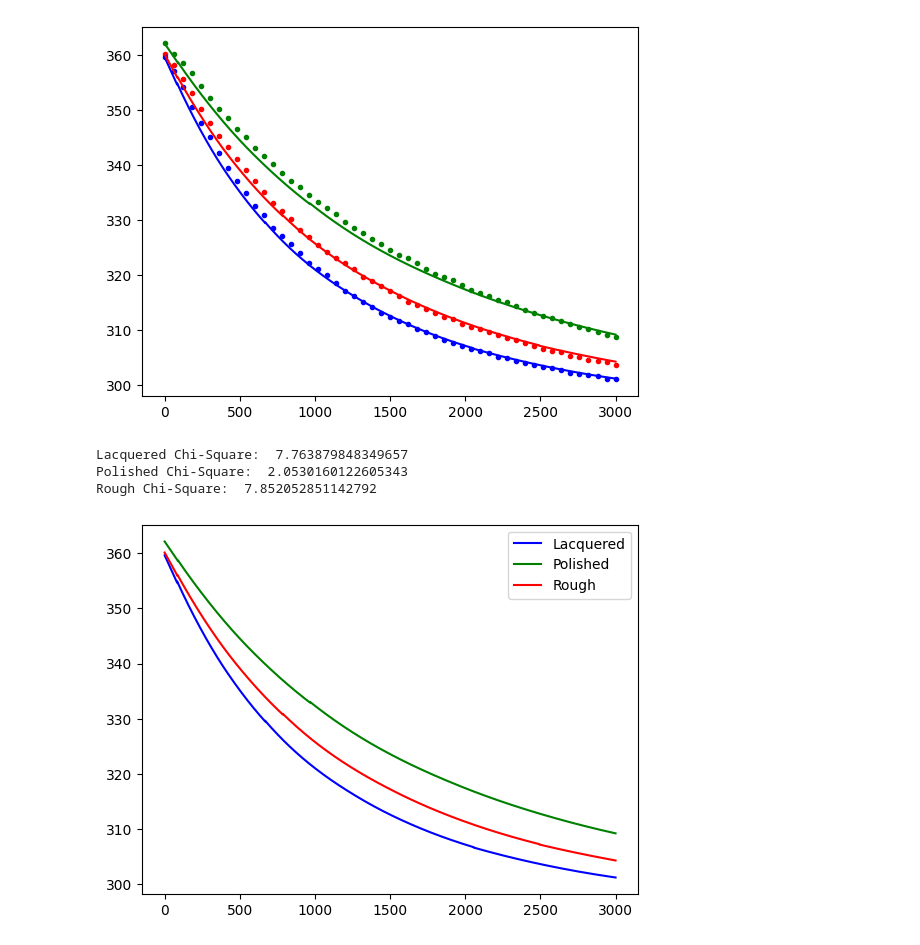
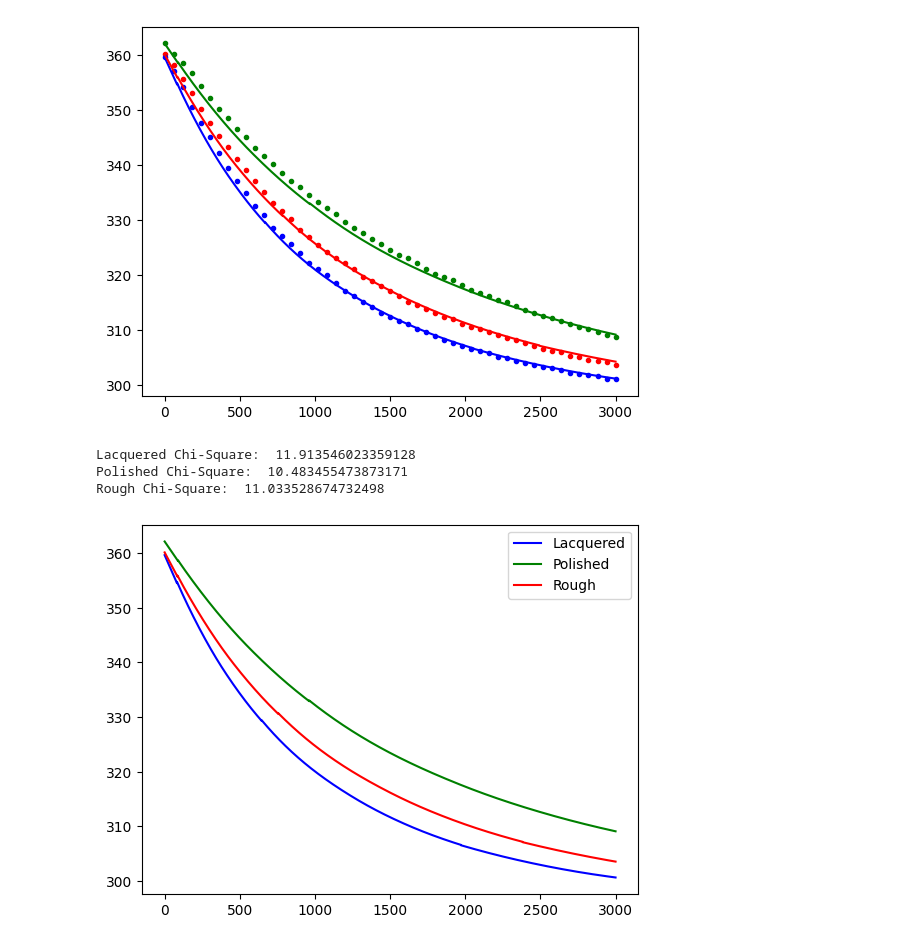
Before and after one commit to loganmachale/Modelling-Cooling-Mechanisms, a Jupyter notebook: simulationModel.ipynb, the cells around one changed output. Saved outputs shown, nothing was run; the diff lists cells and outputs as text; code cells hidden in the pictures.

Commit message:
got chi square minimization to work

```diff
--- a/simulationModel.ipynb
+++ b/simulationModel.ipynb
@@ -113,7 +113,7 @@ plt.plot(t_arr, solarr[2], "r")
 # %%
 t_0 = 0
 t_f = 3000
-steps = int(3E5)
+steps = int(t_f*1E2)
 t_arr = np.linspace(t_0, t_f, steps)
 
 steps_per_data = int(3*20 * steps / t_f)
@@ -127,37 +127,37 @@ solarr = []
 def model_function(i):
     sol = integrate.solve_ivp(dydt_arr, (t_0, t_f),
                               y_0arr[i],
                               method='LSODA',
                               t_eval=t_arr,
                               args=carrAll[i])
 
     solT = sol['y'][0]
     solarr.append(solT)
 
 
 fname = 'experimentdata.csv'
 
 data = np.loadtxt(fname, delimiter=',', comments='#',
                   usecols=(0, 4, 5, 6))
 
 for i in range(3):
     model_function(i)
 
 
-print("Lacquered Chi-Square: ", chi_square(data[1:, 3], solarr[0][::steps_per_data]))
+print("Lacquered Chi-Square: ", chi_square(data[:-1, 3], solarr[0][::steps_per_data]))
 print("Polished Chi-Square: ",
-      chi_square(data[1:, 2], solarr[1][::steps_per_data]))
+      chi_square(data[:-1, 2], solarr[1][::steps_per_data]))
 print("Rough Chi-Square: ",
-      chi_square(data[1:, 1], solarr[2][::steps_per_data]))
+      chi_square(data[:-1, 1], solarr[2][::steps_per_data]))
 
 
 plt.plot(t_arr, solarr[0], "b")
 plt.plot(t_arr, solarr[1], "g")
 plt.plot(t_arr, solarr[2], "r")
 plt.legend(['Lacquered', 'Polished', 'Rough'])
 plt.show()
 # %% [output]
-Lacquered Chi-Square:  7.763879848349657
-Polished Chi-Square:  2.0530160122605343
-Rough Chi-Square:  7.852052851142792
+Lacquered Chi-Square:  11.913546023359128
+Polished Chi-Square:  10.483455473873171
+Rough Chi-Square:  11.033528674732498
-[figure, old version]
+[figure, new version]
```
Also changed, not shown: parts of 2 cells of this notebook, 3 other files.
